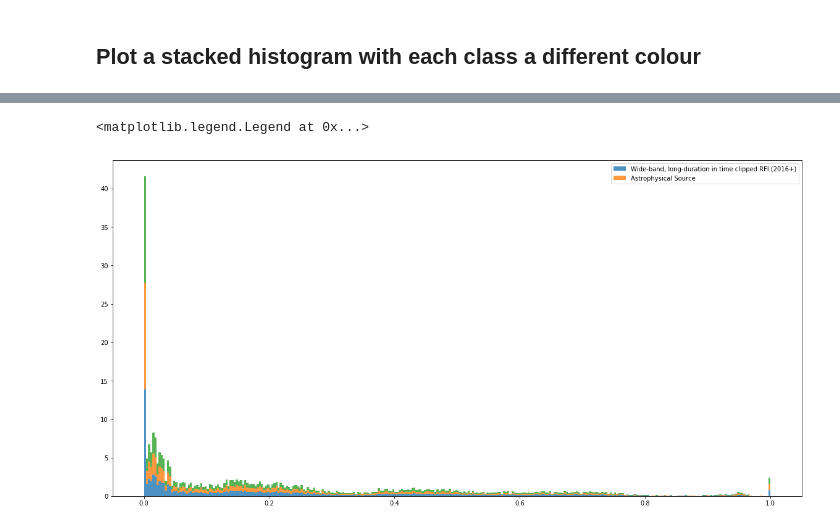
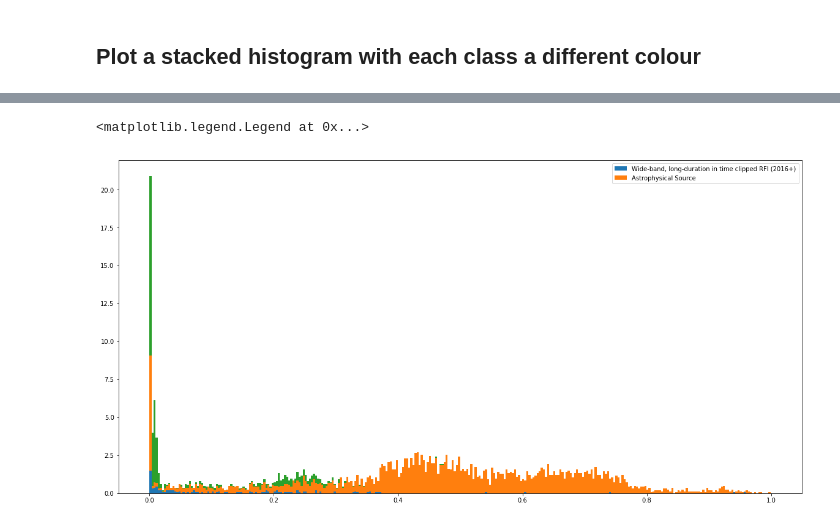
Before and after one commit to inigoval/pulseClassifier, a Jupyter notebook: notebooks/histograms.ipynb, the cells around one changed output, grey strips where cells are left out. Drawn from its saved outputs; the diff is of its cells as text; code cells hidden in the pictures.

```diff
--- a/notebooks/histograms.ipynb
+++ b/notebooks/histograms.ipynb
@@ -83,25 +81,21 @@ print featurez
 # %% [markdown]
 ## Plot a stacked histogram with each class a different colour
 # %%
-labels = np.array([1,2,3,4,5,6,7,9])
-
-featarr = np.array([])
+labels = np.array([1,2,3,4,5,6,7,8,9])
+featlist = []
 
 for label in labels:
     ndf = labelledDf[labelledDf['Label'] == label]
 
-    featcol = labelledDf.as_matrix(columns=['MJDstart'])
-
-    if label == 1:
-        featarr = featcol
-
-    featarr = np.c_[featarr, featcol]
+    featcol = ndf.as_matrix(columns=['SNRmean'])
+    featlist.append(featcol)
 
 labellegend = 'Unclipped RFI/Noise', 'Wide-band, long-duration in time clipped RFI (2016+)', 'Wide-band, short duration clipped RFI (2015)', 'Wide-band, short duration clipped RFI (2015)', 'Sharp bandpass transition', 'Wide-band, bursty clipped RFI (2015)', 'Error in spectra captue or replacement', 'Systematic int/float overflow', 'Astrophysical Source'
 
 plt.figure(figsize=(20,10))
-plt.hist(featarr, bins = 300, normed = True, stacked = True, alpha = 0.8, label=labellegend)
+plt.hist(featlist, bins = 300, normed = True, stacked = True, alpha = 0.8, label=labellegend)
 #plt.yscale('log')
+#plt.ylim((0,25))
 plt.legend()
 # %% [output]
 <matplotlib.legend.Legend at 0x...>
@@ -134,24 +127,19 @@ plt.title('Percentage of Class 9 Time Series with Zero Gradient')
 # %%
-labels = np.array([1,9])
-
-featarr = np.array([])
+labels = np.array([1,2,9])
+featlist = []
 
 for label in labels:
     ndf = labelledDf[labelledDf['Label'] == label]
 
-    featcol = labelledDf.as_matrix(columns=['pctZeroDeriv'])
-
-    if label == 1:
-        featarr = featcol
-
-    featarr = np.c_[featarr, featcol]
+    featcol = ndf.as_matrix(columns=['pctZeroDeriv'])
+    featlist.append(featcol)
 
 labellegend = 'Wide-band, long-duration in time clipped RFI (2016+)', 'Astrophysical Source'
 
 plt.figure(figsize=(20,10))
-plt.hist(featarr, bins = 300, normed = True, stacked = True, alpha = 0.8, label=labellegend)
+plt.hist(featlist, bins = 300, normed = True, stacked = True, alpha = 1, label=labellegend)
 #plt.yscale('log')
 plt.legend()
 # %% [output]
 <matplotlib.legend.Legend at 0x...>
-[figure, old version]
+[figure, new version]
```
Also changed, not shown: parts of 4 cells of this notebook, 3 other files.
